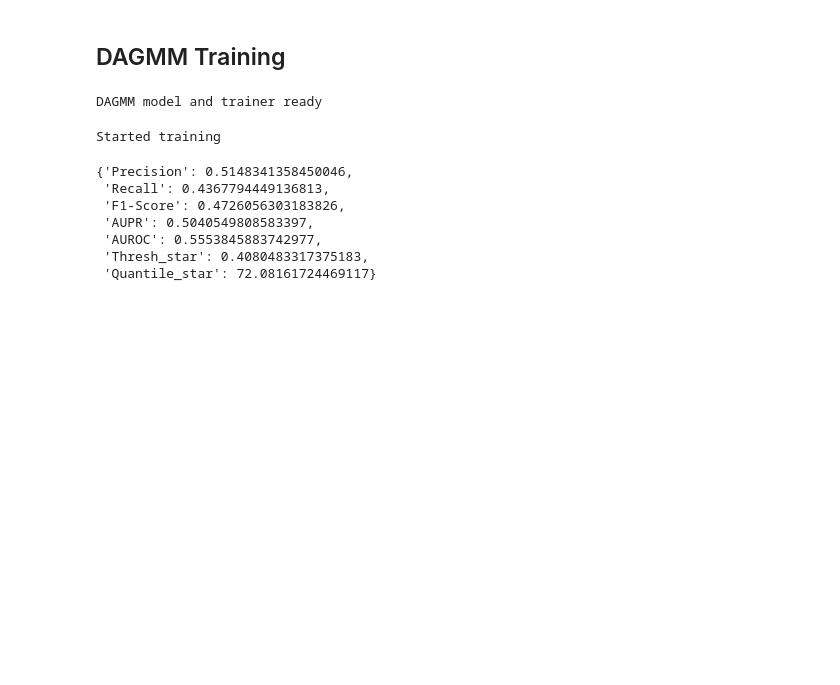
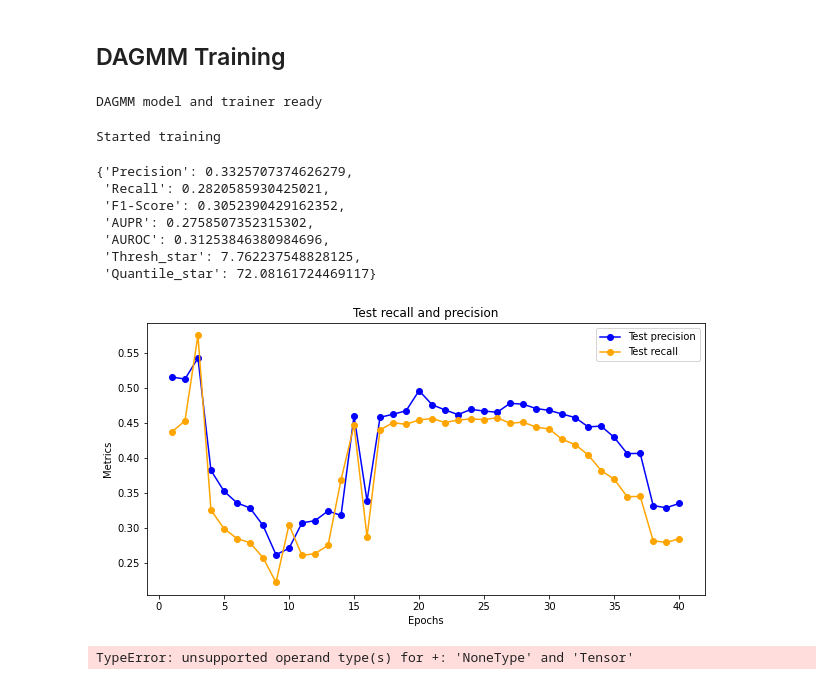
Before and after one commit to ireydiak/anomaly_detection_NRCAN, a Jupyter notebook: notebooks/multiclass_ids.ipynb, the cells around one changed output. Drawn from its saved outputs; the diff is of its cells as text; code cells hidden in the pictures; blank space fills up the shorter version.

```diff
--- a/notebooks/multiclass_ids.ipynb
+++ b/notebooks/multiclass_ids.ipynb
@@ -82,7 +144,7 @@ Name: 0, dtype: int64
 # %% [markdown]
 ## DAGMM Training
 # %%
-model = DAGMM(
+dagmm_model = DAGMM(
     in_features=dataset.in_features,
     n_instances=dataset.n_instances,
     device=device,
@@ -96,28 +158,62 @@ model = DAGMM(
     ae_act_fn="relu",
     gmm_act_fn="relu"
 )
-trainer = DAGMMIDSTrainer(
+dagmm_trainer = DAGMMIDSTrainer(
+    train_ldr=train_ldr,
+    test_ldr=test_ldr,
     device=device,
-    model=model,
+    model=dagmm_model,
     batch_size=batch_size,
     lr=lr,
-    n_epochs=n_epochs
+    n_epochs=n_epochs,
+    ckpt_fname=os.path.join(export_path, "dagmm")
 )
 print("DAGMM model and trainer ready")
 # %% [output]
 DAGMM model and trainer ready
 # %%
 train_ldr, test_ldr = dataset.loaders(batch_size=batch_size, seed=42)
-trainer.train(train_ldr)
-y_test_true, test_scores, test_labels = trainer.test(test_ldr)
+dagmm_trainer.train(train_ldr)
+y_test_true, test_scores, test_labels = dagmm_trainer.test(test_ldr)
 results = metrics.estimate_optimal_threshold(test_scores, y_test_true)
+y_pred = (test_scores >= results["Thresh_star"]).astype(int)
+store_results(
+    results=results,
+    params=dict(batch_size=batch_size, lr=lr, n_epochs=n_epochs, **dagmm_model.get_params()),
+    model_name="DAGMM",
+    dataset="IDS2017",
+    dataset_path=dataset_path,
+    results_path=export_path
+)
 results
 # %% [output]
 Started training
-{'Precision': 0.5148341358450046,
- 'Recall': 0.4367794449136813,
- 'F1-Score': 0.4726056303183826,
- 'AUPR': 0.5040549808583397,
- 'AUROC': 0.5553845883742977,
- 'Thresh_star': 0.4080483317375183,
+{'Precision': 0.3325707374626279,
+ 'Recall': 0.2820585930425021,
+ 'F1-Score': 0.3052390429162352,
+ 'AUPR': 0.2758507352315302,
+ 'AUROC': 0.31253846380984696,
+ 'Thresh_star': 7.762237548828125,
  'Quantile_star': 72.08161724469117}
+# %%
+dagmm_trainer.plot_metrics(export_path)
+# %% [output]
+[figure, added]
+# %%
+dagmm_best = "04-28-2022_20-49-03/checkpoints/dagmm_epoch=11.pt"
+dagmm_trainer, dagmm_model = load_from_ckpt(dagmm_best, dagmm_trainer, dagmm_model)
+dagmm_trainer.n_epochs = dagmm_best_epoch
+y_test_true, test_scores, test_labels = dagmm_trainer.test(test_ldr)
+results = metrics.estimate_optimal_threshold(test_scores, y_test_true)
+y_pred = (test_scores >= results["Thresh_star"]).astype(int)
+store_results(
+    results=results,
+    params=dict(batch_size=batch_size, lr=lr, n_epochs=dagmm_best_epoch, **dagmm_model.get_params()),
+    model_name="DAGMM",
+    dataset="IDS2017",
+    dataset_path=dataset_path,
+    results_path="./"
+)
+results
+# %% [output]
+TypeError: unsupported operand type(s) for +: 'NoneType' and 'Tensor'
```
Also changed, not shown: parts of 12 cells of this notebook, 7 other files.
